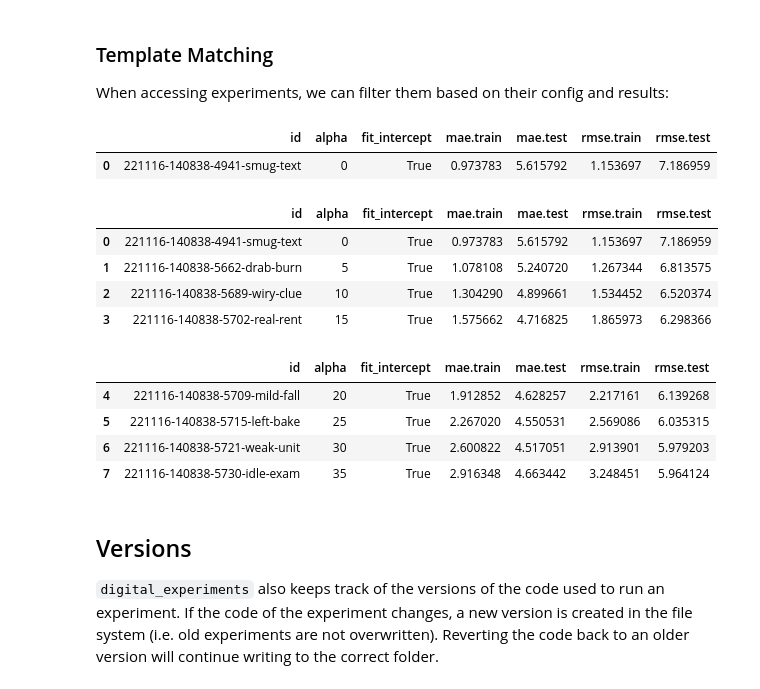
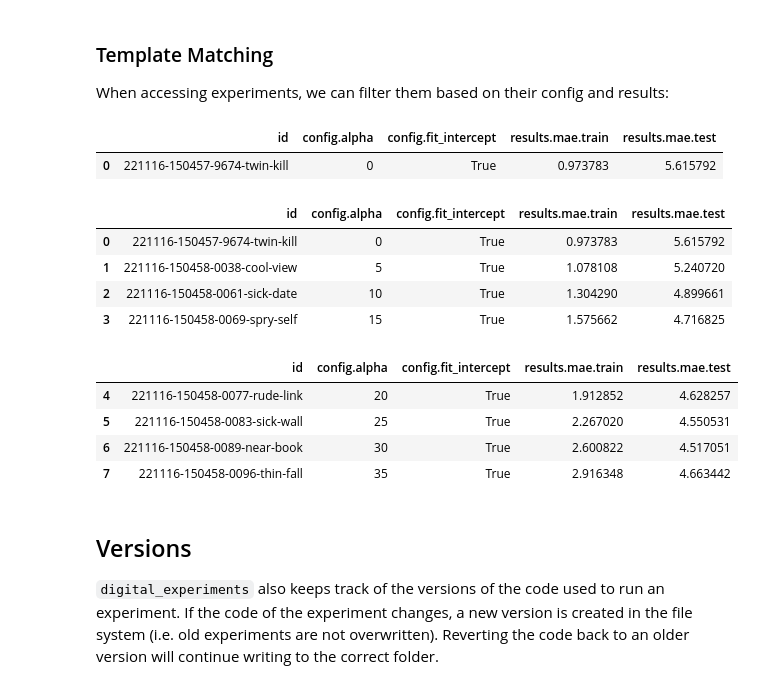
Before and after one commit to jla-gardner/digital-experiments, a Jupyter notebook: examples/digital_experiments.ipynb, the cells around one changed output. Drawn from its saved outputs; the diff is of its cells as text; code cells hidden in the pictures.

```diff
--- a/examples/digital_experiments.ipynb
+++ b/examples/digital_experiments.ipynb
@@ -183,32 +182,30 @@ When accessing experiments, we can filter them based on their config and results
 from digital_experiments import experiments_matching
 
 # exact matches
-experiments_matching("linear_regression", alpha=0)
+experiments_matching("linear_regression", config=dict(alpha=0))
 # %% [output]
-|  | id | alpha | fit_intercept | mae.train | mae.test | rmse.train | rmse.test |
-| 0 | 221116-140838-4941-smug-text | 0 | True | 0.973783 | 5.615792 | 1.153697 | 7.186959 |
+|  | id | config.alpha | config.fit_intercept | results.mae.train | results.mae.test |
+| 0 | 221116-150457-9674-twin-kill | 0 | True | 0.973783 | 5.615792 |
 # %%
 # function matches
-experiments_matching("linear_regression", alpha=lambda x: x < 20)
+experiments_matching("linear_regression", config=dict(alpha=lambda x: x < 20))
 # %% [output]
-|  | id | alpha | fit_intercept | mae.train | mae.test | rmse.train | rmse.test |
-| 0 | 221116-140838-4941-smug-text | 0 | True | 0.973783 | 5.615792 | 1.153697 | 7.186959 |
-| 1 | 221116-140838-5662-drab-burn | 5 | True | 1.078108 | 5.240720 | 1.267344 | 6.813575 |
-| 2 | 221116-140838-5689-wiry-clue | 10 | True | 1.304290 | 4.899661 | 1.534452 | 6.520374 |
-| 3 | 221116-140838-5702-real-rent | 15 | True | 1.575662 | 4.716825 | 1.865973 | 6.298366 |
+|  | id | config.alpha | config.fit_intercept | results.mae.train | results.mae.test |
+| 0 | 221116-150457-9674-twin-kill | 0 | True | 0.973783 | 5.615792 |
+| 1 | 221116-150458-0038-cool-view | 5 | True | 1.078108 | 5.240720 |
+| 2 | 221116-150458-0061-sick-date | 10 | True | 1.304290 | 4.899661 |
+| 3 | 221116-150458-0069-spry-self | 15 | True | 1.575662 | 4.716825 |
 # %%
 # nested filtering:
 
-template = {
-    'mae': {"test": lambda x: x < 4.7}
-}
+template = {"results": {"mae": {"test": lambda x: x < 4.7}}}
 experiments_matching("linear_regression", template)
 # %% [output]
-|  | id | alpha | fit_intercept | mae.train | mae.test | rmse.train | rmse.test |
-| 4 | 221116-140838-5709-mild-fall | 20 | True | 1.912852 | 4.628257 | 2.217161 | 6.139268 |
-| 5 | 221116-140838-5715-left-bake | 25 | True | 2.267020 | 4.550531 | 2.569086 | 6.035315 |
-| 6 | 221116-140838-5721-weak-unit | 30 | True | 2.600822 | 4.517051 | 2.913901 | 5.979203 |
-| 7 | 221116-140838-5730-idle-exam | 35 | True | 2.916348 | 4.663442 | 3.248451 | 5.964124 |
+|  | id | config.alpha | config.fit_intercept | results.mae.train | results.mae.test |
+| 4 | 221116-150458-0077-rude-link | 20 | True | 1.912852 | 4.628257 |
+| 5 | 221116-150458-0083-sick-wall | 25 | True | 2.267020 | 4.550531 |
+| 6 | 221116-150458-0089-near-book | 30 | True | 2.600822 | 4.517051 |
+| 7 | 221116-150458-0096-thin-fall | 35 | True | 2.916348 | 4.663442 |
 # %% [markdown]
 ## Versions
 
```
Also changed, not shown: parts of 10 cells of this notebook, 5 other files.
